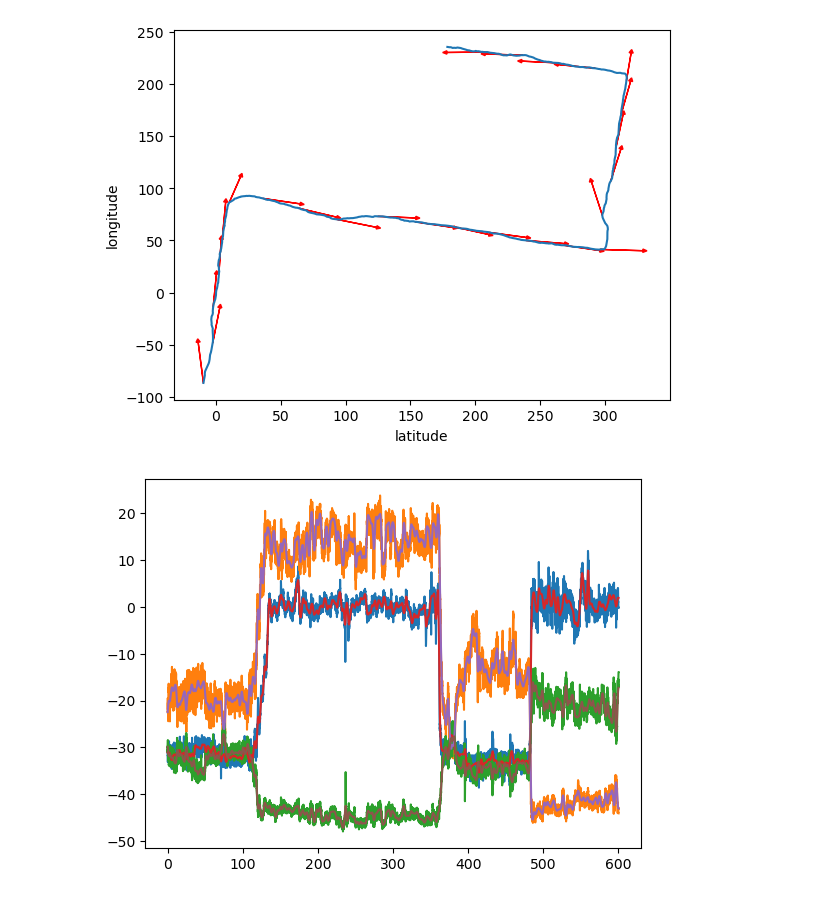
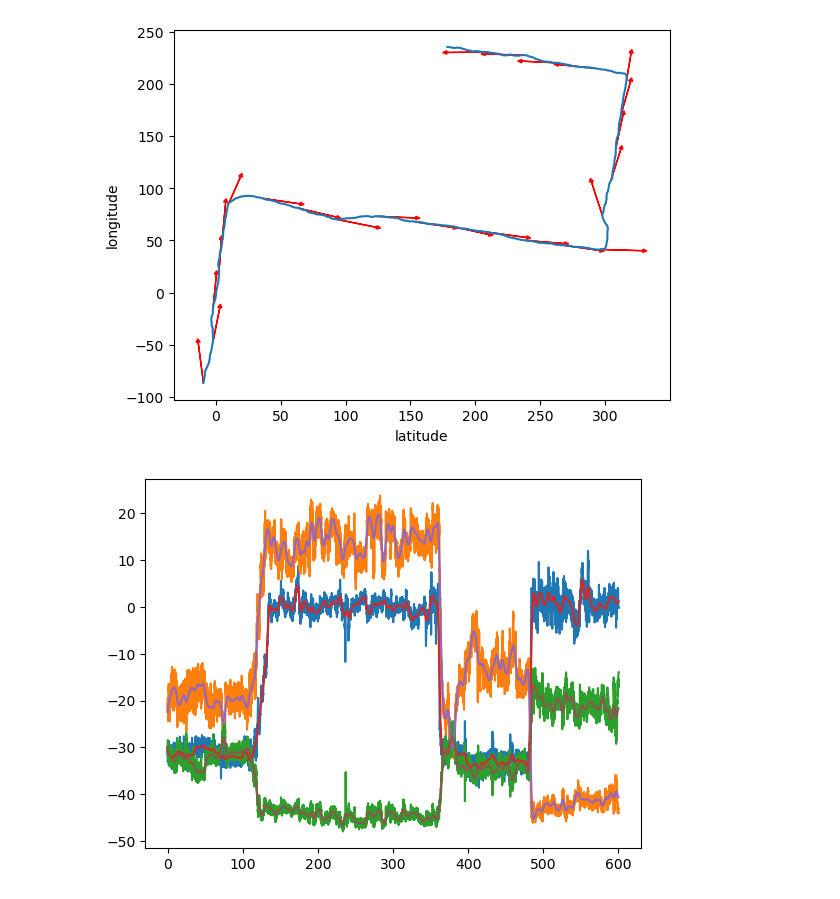
Before and after one commit to nju-aml2022/Pedestrian-Dead-Reckoning-PDR, a Jupyter notebook: direction.ipynb, the cells around one changed output. Saved outputs shown, nothing was run; the diff lists cells and outputs as text; code cells hidden in the pictures.

```diff
--- a/direction.ipynb
+++ b/direction.ipynb
@@ -20,23 +23,23 @@ tc.draw_route()
 # %%
 # 画出磁场方向
 plt.plot(tc.time, tc.m_x)
 plt.plot(tc.time, tc.m_y)
 plt.plot(tc.time, tc.m_z)
 # 低通滤波
 # TODO: 调节参数 Wn : array_like
 #       The critical frequency or frequencies.
-b, a = signal.butter(2, 0.01, 'lowpass')
+b, a = signal.butter(2, 0.005, 'lowpass')
 m_x = signal.filtfilt(b, a, tc.m_x)
 m_y = signal.filtfilt(b, a, tc.m_y)
 m_z = signal.filtfilt(b, a, tc.m_z)
 m = np.array([m_x, m_y, m_z])
 m = m.T
 plt.plot(tc.time, m_x)
 plt.plot(tc.time, m_y)
 plt.plot(tc.time, m_z)
 plt.show()
 # %% [output]
-[figure, old version]
+[figure, new version]
 # %%
 # 对 a 求平均得到重力加速度
 g_x = np.mean(tc.a_x)
```
Also changed, not shown: parts of 7 cells of this notebook, 1 other file.
